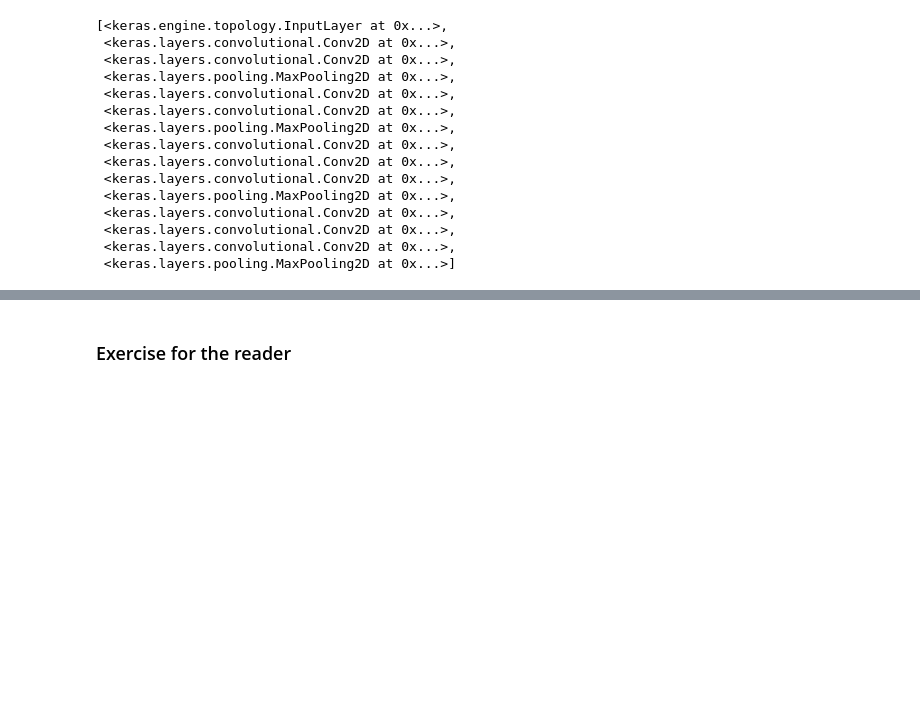
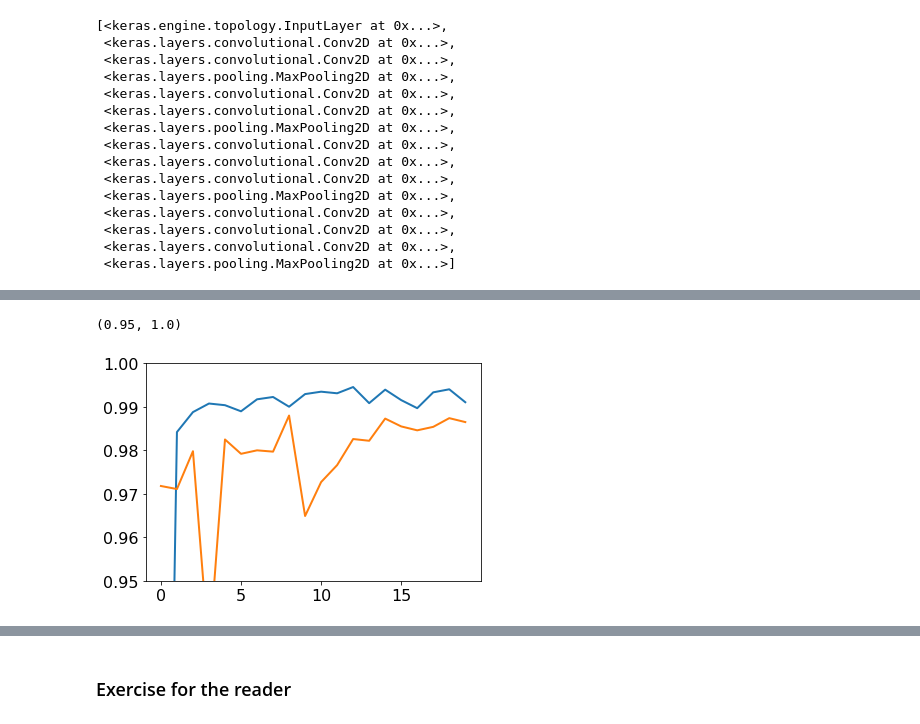
Before and after one commit to laserstonewall/nova_data_science, a Jupyter notebook: transfer/Transfer_model_MNIST.ipynb, the cells around one changed output, grey strips where cells are left out. Drawn from its saved outputs; the diff is of its cells as text; code cells hidden in the pictures; blank space fills up the shorter version.

```diff
--- a/transfer/Transfer_model_MNIST.ipynb
+++ b/transfer/Transfer_model_MNIST.ipynb
@@ -457,0 +519,5 @@ plt.plot(history.history['val_acc'])
+# %%
+history = model_transfer.fit_generator(train_generator, x_train_3c_exp.shape[0] // batch_size, \
+                                    epochs=20, verbose=1, validation_data=(x_test_3c_exp, y_test_enc))
+model_transfer.save_weights('./models/transfer_architecture_3.h5')
+pd.DataFrame(history.history).to_csv('./models/transfer_architecture_3.csv', index=True)
@@ -457,0 +542,7 @@ plt.plot(history.history['val_acc'])
+# %%
+plt.plot(history.history['acc'])
+plt.plot(history.history['val_acc'])
+plt.ylim([0.95,1.0])
+# %% [output]
+(0.95, 1.0)
+[figure, added]
```
Also changed, not shown: parts of 15 cells of this notebook, 4 other files.
